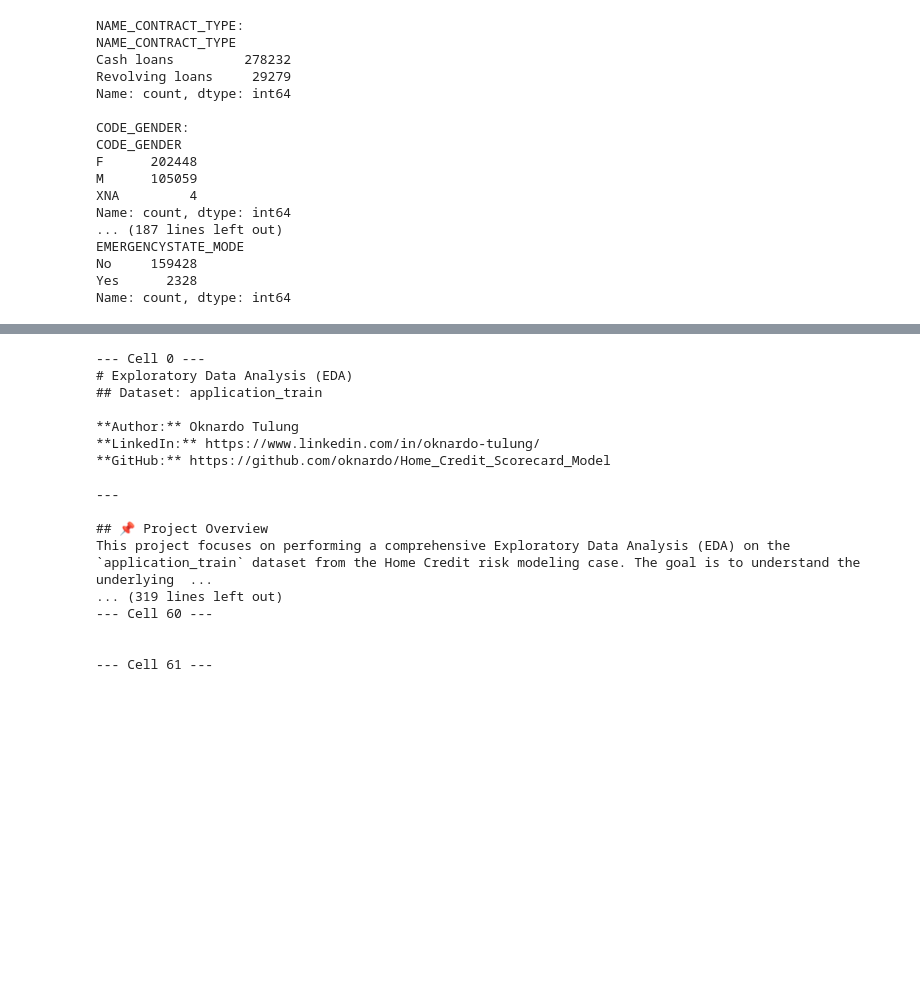
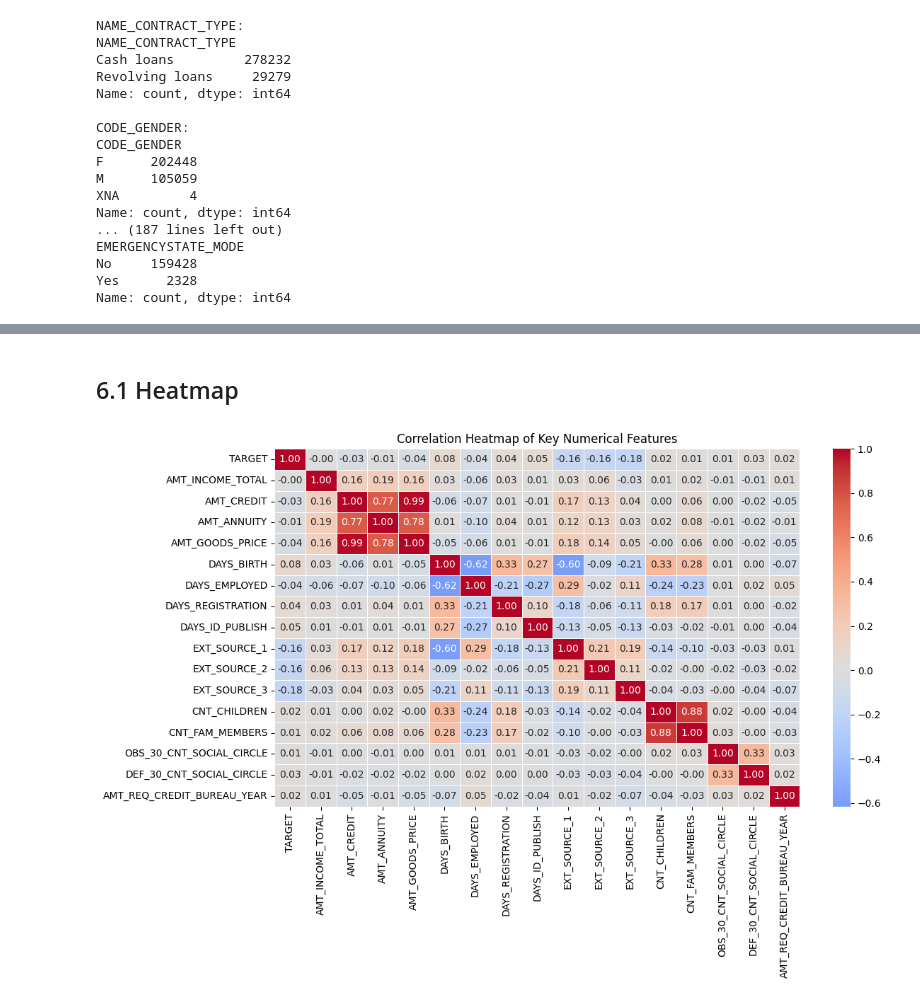
Before and after one commit to oknardo/Home_Credit_Scorecard_Model, a Jupyter notebook: EDA_application_train.ipynb, the cells around one changed output, grey strips where cells are left out. Saved outputs shown, nothing was run; the diff lists cells and outputs as text; code cells hidden in the pictures; blank space fills up the shorter version.

```diff
--- a/EDA_application_train.ipynb
+++ b/EDA_application_train.ipynb
@@ -920,29 +924,34 @@ Monolithic shows the lowest (~4%). Moderate variation worth retaining.
-# %%
-import json
-
-with open('EDA_application_train.ipynb', 'r', encoding='utf-8') as f:
-    nb = json.load(f)
-
-for i, cell in enumerate(nb['cells']):
-    if cell['cell_type'] == 'markdown':
-        print(f"--- Cell {i} ---")
-        print(''.join(cell['source']))
-        print()
-# %% [output]
---- Cell 0 ---
-# Exploratory Data Analysis (EDA)
-## Dataset: application_train
-
-**Author:** Oknardo Tulung
-**LinkedIn:** https://www.linkedin.com/in/oknardo-tulung/
-**GitHub:** https://github.com/oknardo/Home_Credit_Scorecard_Model
-
----
-
-## 📌 Project Overview
-This project focuses on performing a comprehensive Exploratory Data Analysis (EDA) on the `application_train` dataset from the Home Credit risk modeling case. The goal is to understand the underlying  ...
-... (319 lines left out)
---- Cell 60 ---
-
-
---- Cell 61 ---
+# %% [markdown]
+## 6.1 Heatmap
+# %%
+# Select key numerical features for correlation analysis
+corr_features = [
+    'TARGET',
+    # Financial features
+    'AMT_INCOME_TOTAL', 'AMT_CREDIT', 'AMT_ANNUITY', 'AMT_GOODS_PRICE',
+    # Days features
+    'DAYS_BIRTH', 'DAYS_EMPLOYED', 'DAYS_REGISTRATION', 'DAYS_ID_PUBLISH',
+    # External credit scores — most discriminative
+    'EXT_SOURCE_1', 'EXT_SOURCE_2', 'EXT_SOURCE_3',
+    # Demographic
+    'CNT_CHILDREN', 'CNT_FAM_MEMBERS',
+    # Social circle
+    'OBS_30_CNT_SOCIAL_CIRCLE', 'DEF_30_CNT_SOCIAL_CIRCLE',
+    # Credit bureau enquiries
+    'AMT_REQ_CREDIT_BUREAU_YEAR'
+]
+
+# Compute correlation matrix
+corr_matrix = df_app_train[corr_features].corr()
+
+plt.figure(figsize=(12, 8))
+sns.heatmap(
+    corr_matrix, annot=True, fmt='.2f',
+    cmap='coolwarm', center=0,
+    linewidths=0.5
+)
+plt.title('Correlation Heatmap of Key Numerical Features')
+plt.tight_layout()
+plt.show()
+# %% [output]
+[figure, added]
```
Also changed, not shown: parts of 45 cells of this notebook.
